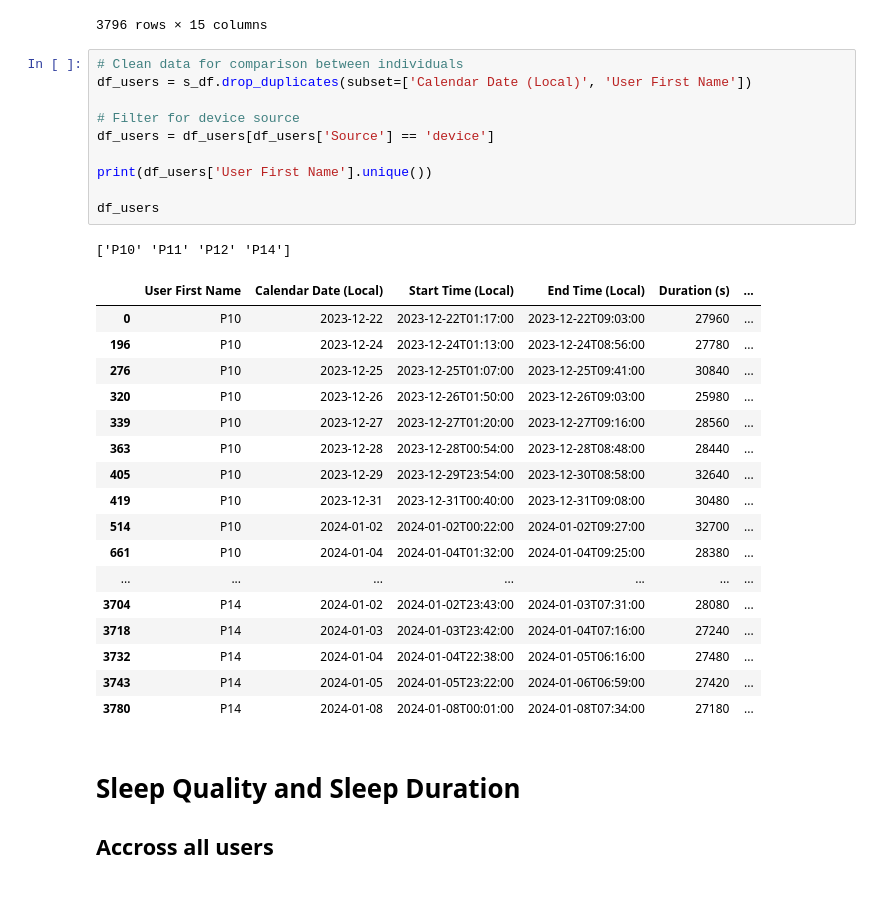
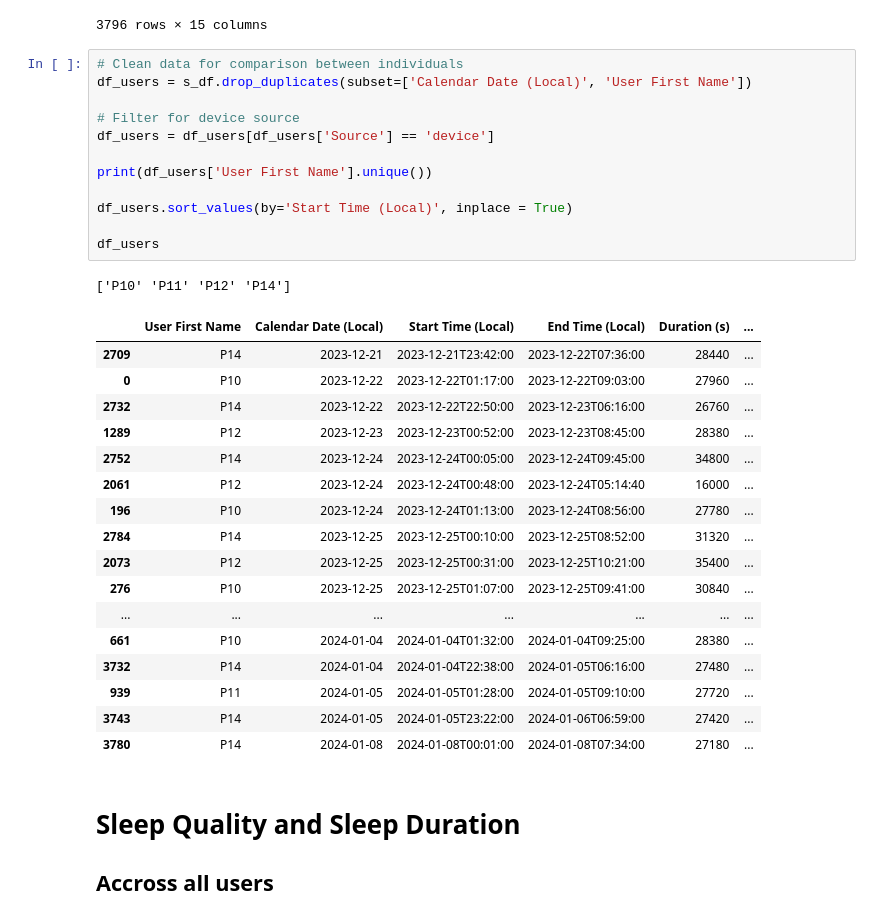
Before and after one commit to manuelkienlein/sleep-analytics, a Jupyter notebook: analytics/Analysis_Sleep.ipynb, the cells around one changed output. Drawn from its saved outputs; the diff is of its cells as text.

```diff
--- a/analytics/Analysis_Sleep.ipynb
+++ b/analytics/Analysis_Sleep.ipynb
@@ -36,30 +36,32 @@ s_df
 # %%
 # Clean data for comparison between individuals
 df_users = s_df.drop_duplicates(subset=['Calendar Date (Local)', 'User First Name'])
 
 # Filter for device source
 df_users = df_users[df_users['Source'] == 'device']
 
 print(df_users['User First Name'].unique())
 
+df_users.sort_values(by='Start Time (Local)', inplace = True)
+
 df_users
 # %% [output]
 ['P10' 'P11' 'P12' 'P14']
 |  | User First Name | Calendar Date (Local) | Start Time (Local) | End Time (Local) | Duration (s) | ... |
+| 2709 | P14 | 2023-12-21 | 2023-12-21T23:42:00 | 2023-12-22T07:36:00 | 28440 | ... |
 | 0 | P10 | 2023-12-22 | 2023-12-22T01:17:00 | 2023-12-22T09:03:00 | 27960 | ... |
+| 2732 | P14 | 2023-12-22 | 2023-12-22T22:50:00 | 2023-12-23T06:16:00 | 26760 | ... |
+| 1289 | P12 | 2023-12-23 | 2023-12-23T00:52:00 | 2023-12-23T08:45:00 | 28380 | ... |
+| 2752 | P14 | 2023-12-24 | 2023-12-24T00:05:00 | 2023-12-24T09:45:00 | 34800 | ... |
+| 2061 | P12 | 2023-12-24 | 2023-12-24T00:48:00 | 2023-12-24T05:14:40 | 16000 | ... |
 | 196 | P10 | 2023-12-24 | 2023-12-24T01:13:00 | 2023-12-24T08:56:00 | 27780 | ... |
+| 2784 | P14 | 2023-12-25 | 2023-12-25T00:10:00 | 2023-12-25T08:52:00 | 31320 | ... |
+| 2073 | P12 | 2023-12-25 | 2023-12-25T00:31:00 | 2023-12-25T10:21:00 | 35400 | ... |
 | 276 | P10 | 2023-12-25 | 2023-12-25T01:07:00 | 2023-12-25T09:41:00 | 30840 | ... |
-| 320 | P10 | 2023-12-26 | 2023-12-26T01:50:00 | 2023-12-26T09:03:00 | 25980 | ... |
-| 339 | P10 | 2023-12-27 | 2023-12-27T01:20:00 | 2023-12-27T09:16:00 | 28560 | ... |
-| 363 | P10 | 2023-12-28 | 2023-12-28T00:54:00 | 2023-12-28T08:48:00 | 28440 | ... |
-| 405 | P10 | 2023-12-29 | 2023-12-29T23:54:00 | 2023-12-30T08:58:00 | 32640 | ... |
-| 419 | P10 | 2023-12-31 | 2023-12-31T00:40:00 | 2023-12-31T09:08:00 | 30480 | ... |
-| 514 | P10 | 2024-01-02 | 2024-01-02T00:22:00 | 2024-01-02T09:27:00 | 32700 | ... |
+| ... | ... | ... | ... | ... | ... | ... |
 | 661 | P10 | 2024-01-04 | 2024-01-04T01:32:00 | 2024-01-04T09:25:00 | 28380 | ... |
-| ... | ... | ... | ... | ... | ... | ... |
-| 3704 | P14 | 2024-01-02 | 2024-01-02T23:43:00 | 2024-01-03T07:31:00 | 28080 | ... |
-| 3718 | P14 | 2024-01-03 | 2024-01-03T23:42:00 | 2024-01-04T07:16:00 | 27240 | ... |
 | 3732 | P14 | 2024-01-04 | 2024-01-04T22:38:00 | 2024-01-05T06:16:00 | 27480 | ... |
+| 939 | P11 | 2024-01-05 | 2024-01-05T01:28:00 | 2024-01-05T09:10:00 | 27720 | ... |
 | 3743 | P14 | 2024-01-05 | 2024-01-05T23:22:00 | 2024-01-06T06:59:00 | 27420 | ... |
 | 3780 | P14 | 2024-01-08 | 2024-01-08T00:01:00 | 2024-01-08T07:34:00 | 27180 | ... |
 # %% [markdown]
```
Also changed, not shown: parts of 1 cell of this notebook.
